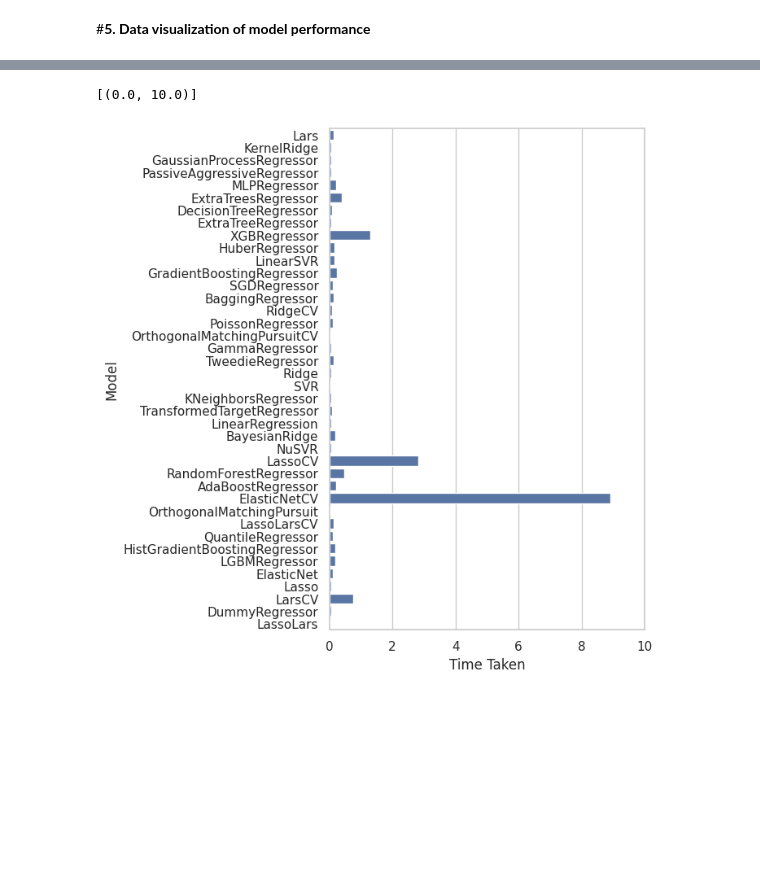
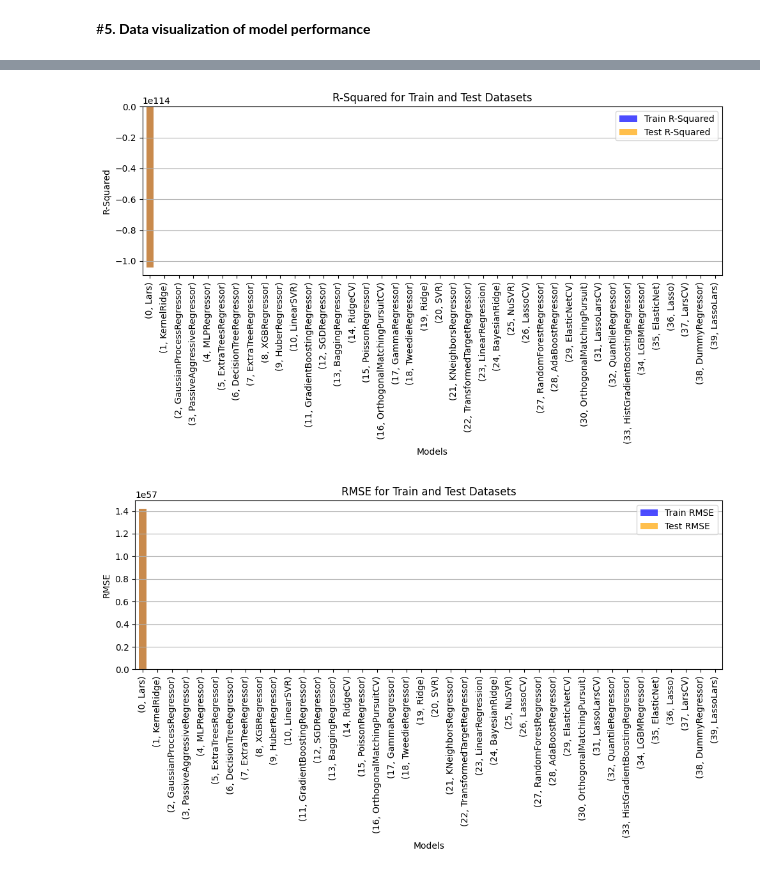
Before and after one commit to Ghaidahazaa/Investigating-Compounds-Targeting-nAChR-, a Jupyter notebook: ML_for_Neuronal_acetylcholine_Compare_Regressors.ipynb, the cells around one changed output, grey strips where cells are left out. Saved outputs shown, nothing was run; the diff lists cells and outputs as text; code cells hidden in the pictures; blank space fills up the shorter version.

```diff
--- a/ML_for_Neuronal_acetylcholine_Compare_Regressors.ipynb
+++ b/ML_for_Neuronal_acetylcholine_Compare_Regressors.ipynb
@@ -162,13 +135,45 @@ ax.set(xlim=(0, 10))
-# %%
-
-# Bar plot of calculation time
-import matplotlib.pyplot as plt
-import seaborn as sns
-
-plt.figure(figsize=(5, 8))
-sns.set_theme(style="whitegrid")
-ax = sns.barplot(y=train.index, x="Time Taken", data=train)
-ax.set(xlim=(0, 10))
-# %% [output]
-[(0.0, 10.0)]
-[figure, removed]
+# %%
+# Assuming 'train' and 'test' DataFrames are already defined
+train.reset_index(inplace=True)
+test.reset_index(inplace=True)
+
+train.rename(columns={'index': 'Model'}, inplace=True)
+test.rename(columns={'index': 'Model'}, inplace=True)
+
+# Combine train and test metrics into a single DataFrame for easier plotting
+train_metrics = train[['Model', 'R-Squared', 'RMSE', 'Time Taken']]
+test_metrics = test[['Model', 'R-Squared', 'RMSE', 'Time Taken']]
+# %%
+import matplotlib.pyplot as plt
+
+# Plot R-Squared
+plt.figure(figsize=(10, 6))
+train_metrics.set_index('Model')['R-Squared'].plot(kind='bar', color='blue', alpha=0.7, label='Train R-Squared')
+test_metrics.set_index('Model')['R-Squared'].plot(kind='bar', color='orange', alpha=0.7, label='Test R-Squared')
+plt.title('R-Squared for Train and Test Datasets')
+plt.xlabel('Models')
+plt.ylabel('R-Squared')
+plt.xticks(rotation=90)
+plt.legend()
+plt.grid(axis='y')
+plt.tight_layout()
+plt.show()
+# %% [output]
+[figure, added]
+# %%
+import matplotlib.pyplot as plt
+
+# Plot RMSE
+plt.figure(figsize=(10, 6))
+train_metrics.set_index('Model')['RMSE'].plot(kind='bar', color='blue', alpha=0.7, label='Train RMSE')
+test_metrics.set_index('Model')['RMSE'].plot(kind='bar', color='orange', alpha=0.7, label='Test RMSE')
+plt.title('RMSE for Train and Test Datasets')
+plt.xlabel('Models')
+plt.ylabel('RMSE')
+plt.xticks(rotation=90)
+plt.legend()
+plt.grid(axis='y')
+plt.tight_layout()
+plt.show()
+# %% [output]
+[figure, added]
```
Also changed, not shown: parts of 6 cells of this notebook.
